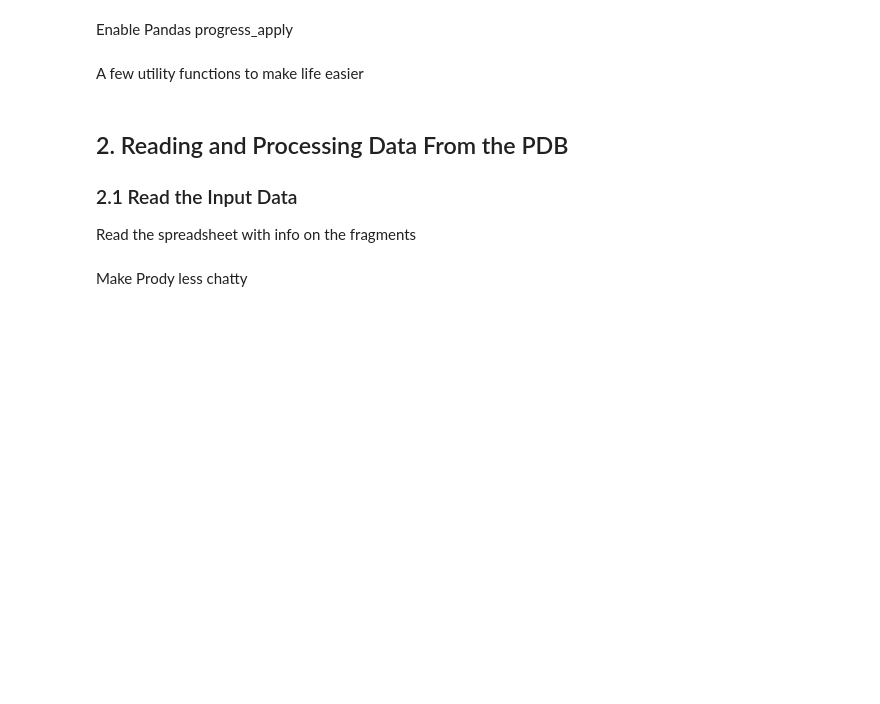
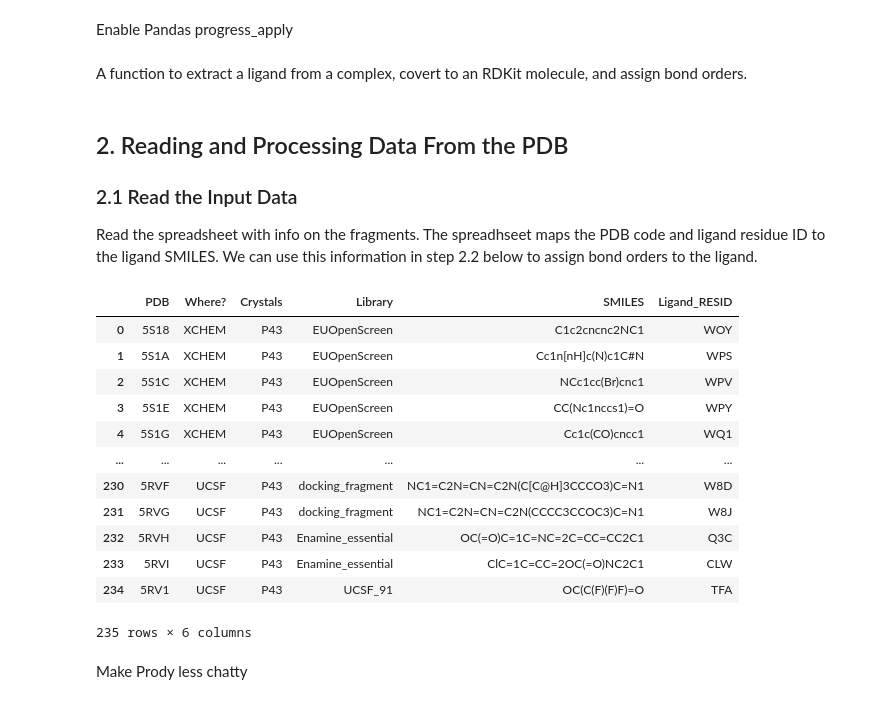
Before and after one commit to PatWalters/practical_cheminformatics_posts, a Jupyter notebook: align_proteins_extract_and_cluster_ligands.ipynb, the cells around one changed output. Cells and saved outputs as stored; diff of their text form; code cells hidden in the pictures; blank space fills up the shorter version.

```diff
--- a/align_proteins_extract_and_cluster_ligands.ipynb
+++ b/align_proteins_extract_and_cluster_ligands.ipynb
@@ -39,7 +39,7 @@ Enable Pandas progress_apply
 # %%
 tqdm.pandas()
 # %% [markdown]
-A few utility functions to make life easier
+A function to extract a ligand from a complex, covert to an RDKit molecule, and assign bond orders.
 # %%
 def prody_ligand_bond_order(protein, res_name, res_smiles):
     """
@@ -63,9 +63,25 @@ def prody_ligand_bond_order(protein, res_name, res_smiles):
 # %% [markdown]
 ## 2. Reading and Processing Data From the PDB
 ### 2.1 Read the Input Data
-Read the spreadsheet with info on the fragments
+Read the spreadsheet with info on the fragments. The spreadhseet maps the PDB code and ligand residue ID to the ligand SMILES.  We can use this information in step 2.2 below to assign bond orders to the ligand.
 # %%
 df = pd.read_excel("https://raw.githubusercontent.com/PatWalters/datafiles/main/20211124_mac1_pdb_lig.xlsx")
+# %%
+df
+# %% [output]
+|  | PDB | Where? | Crystals | Library | SMILES | Ligand_RESID |
+| 0 | 5S18 | XCHEM | P43 | EUOpenScreen | C1c2cncnc2NC1 | WOY |
+| 1 | 5S1A | XCHEM | P43 | EUOpenScreen | Cc1n[nH]c(N)c1C#N | WPS |
+| 2 | 5S1C | XCHEM | P43 | EUOpenScreen | NCc1cc(Br)cnc1 | WPV |
+| 3 | 5S1E | XCHEM | P43 | EUOpenScreen | CC(Nc1nccs1)=O | WPY |
+| 4 | 5S1G | XCHEM | P43 | EUOpenScreen | Cc1c(CO)cncc1 | WQ1 |
+| ... | ... | ... | ... | ... | ... | ... |
+| 230 | 5RVF | UCSF | P43 | docking_fragment | NC1=C2N=CN=C2N(C[C@H]3CCCO3)C=N1 | W8D |
+| 231 | 5RVG | UCSF | P43 | docking_fragment | NC1=C2N=CN=C2N(CCCC3CCOC3)C=N1 | W8J |
+| 232 | 5RVH | UCSF | P43 | Enamine_essential | OC(=O)C=1C=NC=2C=CC=CC2C1 | Q3C |
+| 233 | 5RVI | UCSF | P43 | Enamine_essential | ClC=1C=CC=2OC(=O)NC2C1 | CLW |
+| 234 | 5RV1 | UCSF | P43 | UCSF_91 | OC(C(F)(F)F)=O | TFA |
+235 rows × 6 columns
 # %% [markdown]
 Make Prody less chatty
 # %%
```
Also changed, not shown: parts of 14 cells of this notebook.
